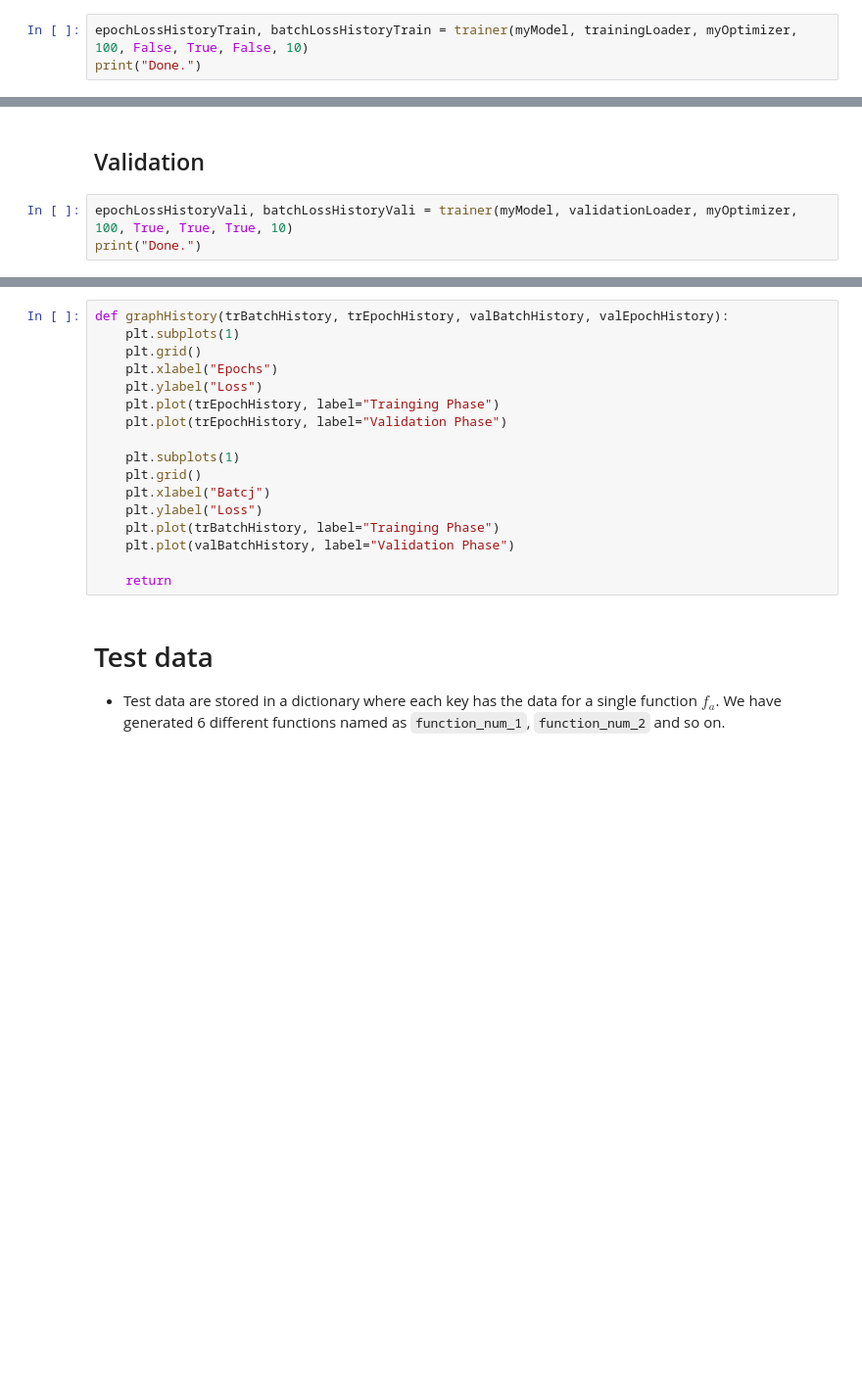
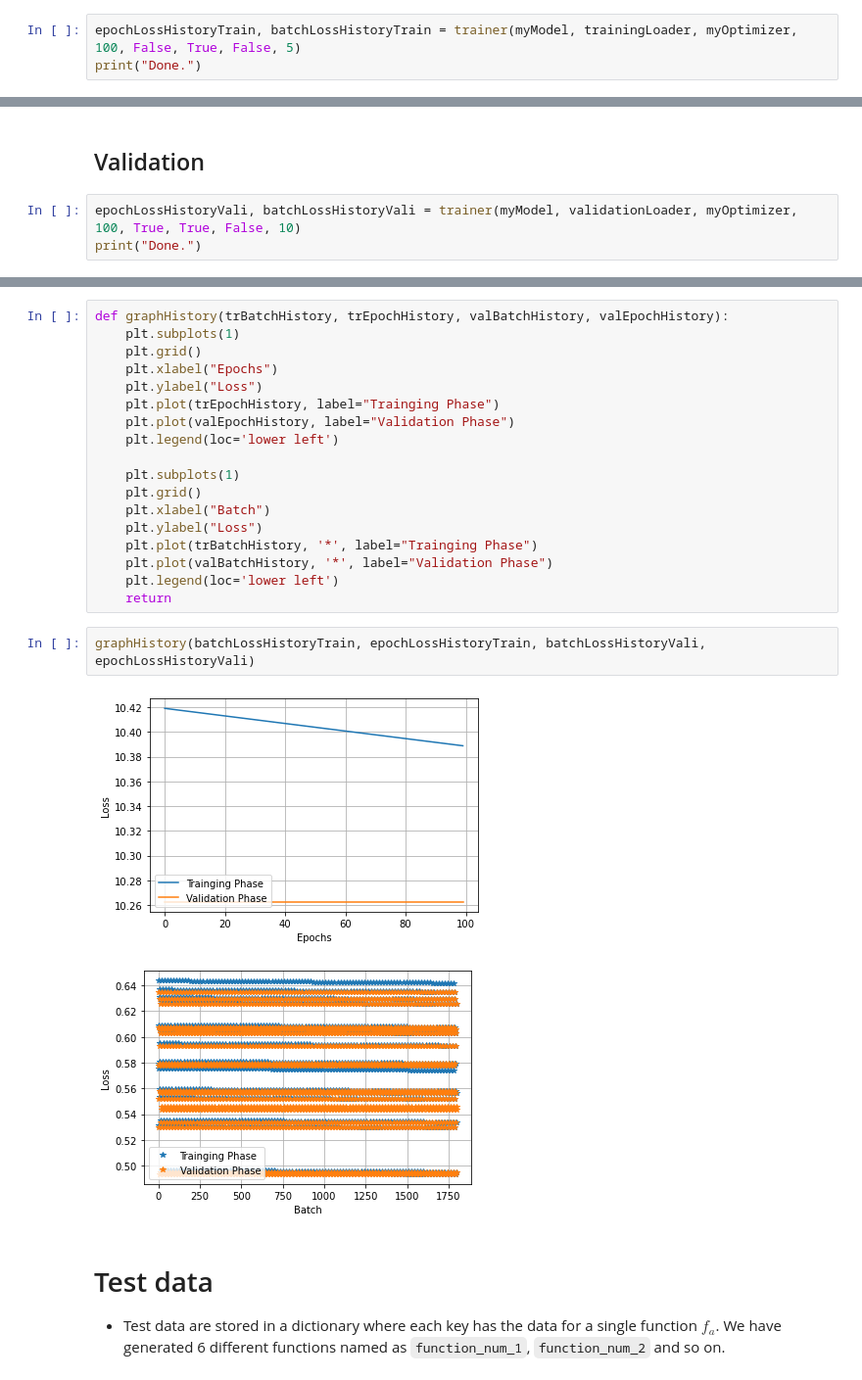
Before and after one commit to Rayaxe2/AIProjectCW1, a Jupyter notebook: CW.ipynb, the cells around one changed output, grey strips where cells are left out. Shown at 98% size. Cells and saved outputs as stored; diff of their text form; blank space fills up the shorter version.

```diff
--- a/CW.ipynb
+++ b/CW.ipynb
@@ -621,6 +633,6 @@ print("Done.")
 # %% [output]
 Done.
 # %%
-epochLossHistoryTrain, batchLossHistoryTrain = trainer(myModel, trainingLoader, myOptimizer, 100, False, True, False, 10)
+epochLossHistoryTrain, batchLossHistoryTrain = trainer(myModel, trainingLoader, myOptimizer, 100, False, True, False, 5)
 print("Done.")
 # %% [output]
@@ -644,6 +656,6 @@ Done.
 # %% [markdown]
 ## Validation
 # %%
-epochLossHistoryVali, batchLossHistoryVali = trainer(myModel, validationLoader, myOptimizer, 100, True, True, True, 10)
+epochLossHistoryVali, batchLossHistoryVali = trainer(myModel, validationLoader, myOptimizer, 100, True, True, False, 10)
 print("Done.")
 # %% [output]
@@ -671,16 +683,22 @@ def graphHistory(trBatchHistory, trEpochHistory, valBatchHistory, valEpochHistor
     plt.xlabel("Epochs")
     plt.ylabel("Loss")
     plt.plot(trEpochHistory, label="Trainging Phase")
-    plt.plot(trEpochHistory, label="Validation Phase")
+    plt.plot(valEpochHistory, label="Validation Phase")
+    plt.legend(loc='lower left')
 
     plt.subplots(1)
     plt.grid()
-    plt.xlabel("Batcj")
+    plt.xlabel("Batch")
     plt.ylabel("Loss")
-    plt.plot(trBatchHistory, label="Trainging Phase")
-    plt.plot(valBatchHistory, label="Validation Phase")
-
+    plt.plot(trBatchHistory, '*', label="Trainging Phase")
+    plt.plot(valBatchHistory, '*', label="Validation Phase")
+    plt.legend(loc='lower left')
     return
+# %%
+graphHistory(batchLossHistoryTrain, epochLossHistoryTrain, batchLossHistoryVali, epochLossHistoryVali)
+# %% [output]
+[figure, added]
+[figure, added]
 # %% [markdown]
 # Test data
 
```
Also changed, not shown: parts of 5 cells of this notebook.
